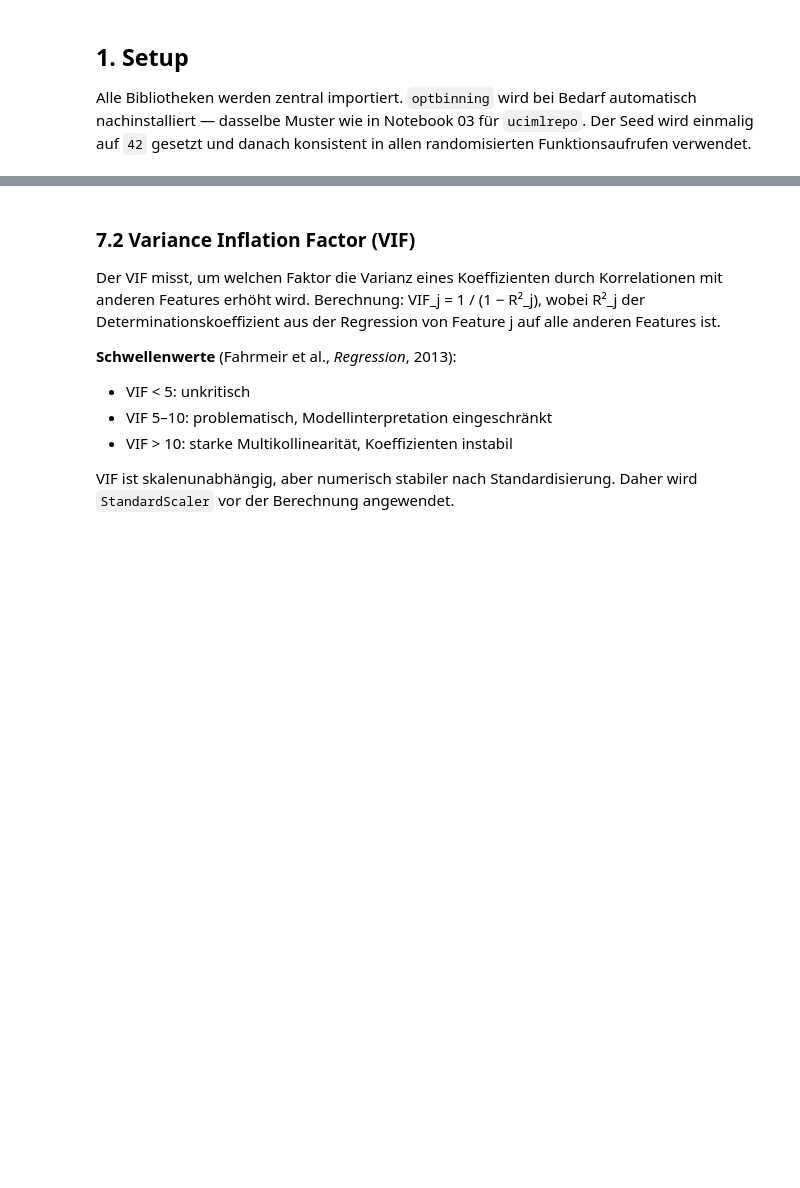
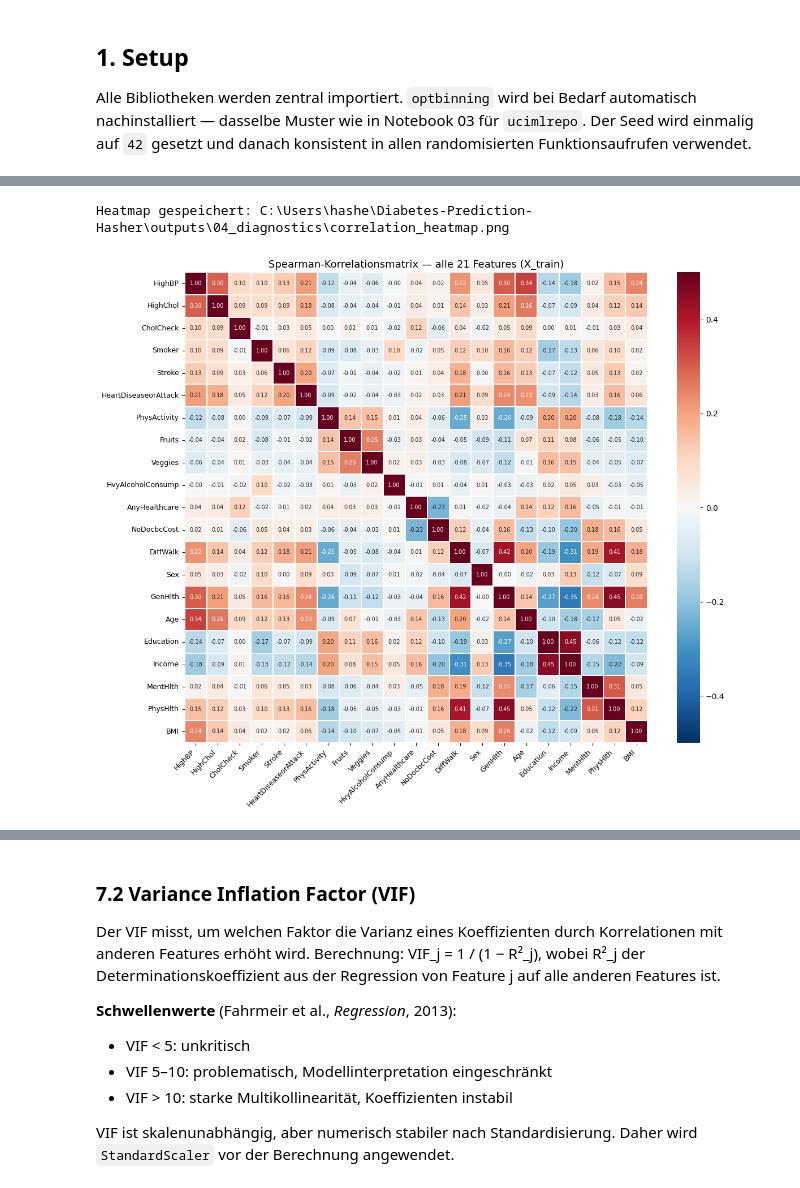
Before and after one commit to Hasher26/Diabetes-Prediction-Hasher, a Jupyter notebook: notebooks/04_feature_diagnostics.ipynb, the cells around one changed output, grey strips where cells are left out. Cells and saved outputs as stored; diff of their text form; code cells hidden in the pictures; blank space fills up the shorter version.

```diff
--- a/notebooks/04_feature_diagnostics.ipynb
+++ b/notebooks/04_feature_diagnostics.ipynb
@@ -73,27 +86,21 @@ Ein kurzer Shape-Check verifiziert, dass der Split identisch ist.
 # %%
-dataset = fetch_ucirepo(id=891)
-X = dataset.data.features.copy()
-y = dataset.data.targets.squeeze().copy()
+PROCESSED = Path('../data/processed')
 
-X_train, X_test, y_train, y_test = train_test_split(
-    X, y,
-    test_size=0.2,
-    random_state=SEED,
-    stratify=y,
-)
+X_train = pd.read_parquet(PROCESSED / 'X_train.parquet')
+X_test  = pd.read_parquet(PROCESSED / 'X_test.parquet')
+y_train = pd.read_parquet(PROCESSED / 'y_train.parquet').squeeze()
+y_test  = pd.read_parquet(PROCESSED / 'y_test.parquet').squeeze()
 
-# Feature-Typ-Gruppen (identisch zu Notebook 03)
-BINARY_COLS = [
-    'HighBP', 'HighChol', 'CholCheck', 'Smoker', 'Stroke',
-    'HeartDiseaseorAttack', 'PhysActivity', 'Fruits', 'Veggies',
-    'HvyAlcoholConsump', 'AnyHealthcare', 'NoDocbcCost', 'DiffWalk', 'Sex',
-]
-ORDINAL_COLS = ['GenHlth', 'Age', 'Education', 'Income']
-COUNT_COLS   = ['MentHlth', 'PhysHlth']
-NUMERIC_COLS = ['BMI']
-ALL_FEATURES = BINARY_COLS + ORDINAL_COLS + COUNT_COLS + NUMERIC_COLS
+with open(PROCESSED / 'feature_meta.json') as f:
+    feature_meta = json.load(f)
 
-# Shape-Verifikation
+BINARY_COLS  = feature_meta['binary_cols']
+ORDINAL_COLS = feature_meta['ordinal_cols']
+COUNT_COLS   = feature_meta['count_cols']
+NUMERIC_COLS = feature_meta['numeric_cols']
+ALL_FEATURES = feature_meta['all_features']
+SEED         = feature_meta['seed']
+
 assert X_train.shape == (202944, 21), f'Unerwartetes Train-Shape: {X_train.shape}'
 assert X_test.shape  == (50736,  21), f'Unerwartetes Test-Shape:  {X_test.shape}'
 print(f'Train: {X_train.shape[0]:>7,} Samples, {X_train.shape[1]} Features')
@@ -325,32 +544,35 @@ spearman_matrix = X_train[ALL_FEATURES].apply(
     lambda col: pd.Series(
         [stats.spearmanr(col, X_train[c]).correlation for c in ALL_FEATURES],
         index=ALL_FEATURES,
     )
 )
 
 fig, ax = plt.subplots(figsize=(12, 10))
 sns.heatmap(
     spearman_matrix,
     annot=True,
     fmt='.2f',
     cmap='RdBu_r',
     center=0,
-    vmin=-1,
-    vmax=1,
+    vmin=-0.5,
+    vmax=0.5,
     linewidths=0.3,
     annot_kws={'size': 7},
     ax=ax,
 )
 ax.set_title('Spearman-Korrelationsmatrix — alle 21 Features (X_train)', fontsize=13)
 ax.set_xlabel('')
 ax.set_ylabel('')
 plt.xticks(rotation=45, ha='right', fontsize=9)
 plt.yticks(rotation=0, fontsize=9)
 plt.tight_layout()
 
 # Heatmap für Export sichern
 out_dir = Path('../outputs/04_diagnostics')
 out_dir.mkdir(parents=True, exist_ok=True)
 fig.savefig(out_dir / 'correlation_heatmap.png', dpi=150, bbox_inches='tight')
 print(f'Heatmap gespeichert: {(out_dir / "correlation_heatmap.png").resolve()}')
 plt.show()
+# %% [output]
+Heatmap gespeichert: C:\Users\hashe\Diabetes-Prediction-Hasher\outputs\04_diagnostics\correlation_heatmap.png
+[figure, added]
```
Also changed, not shown: parts of 28 cells of this notebook, 4 other files.
